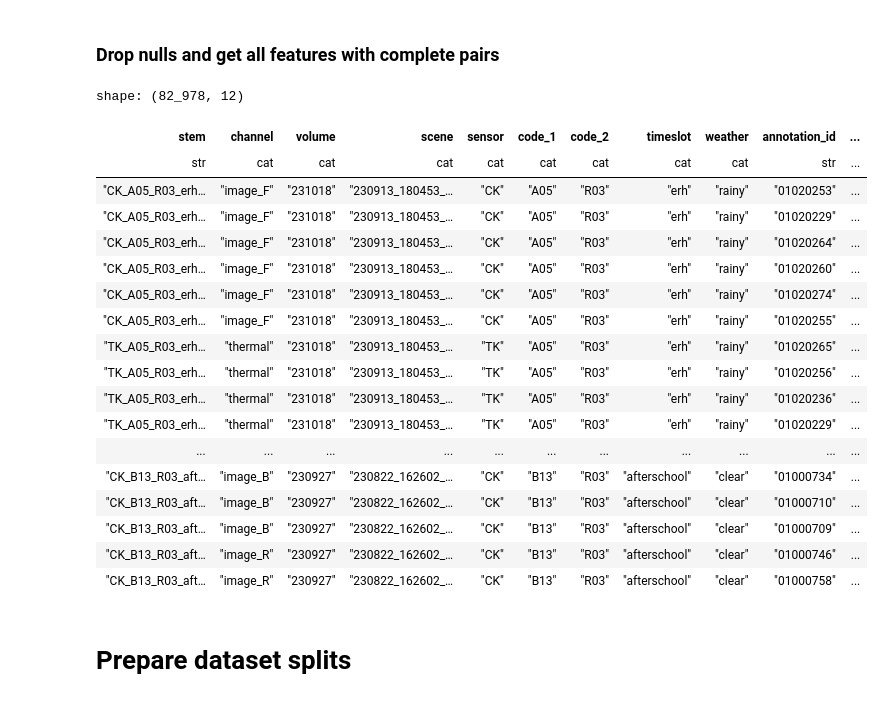
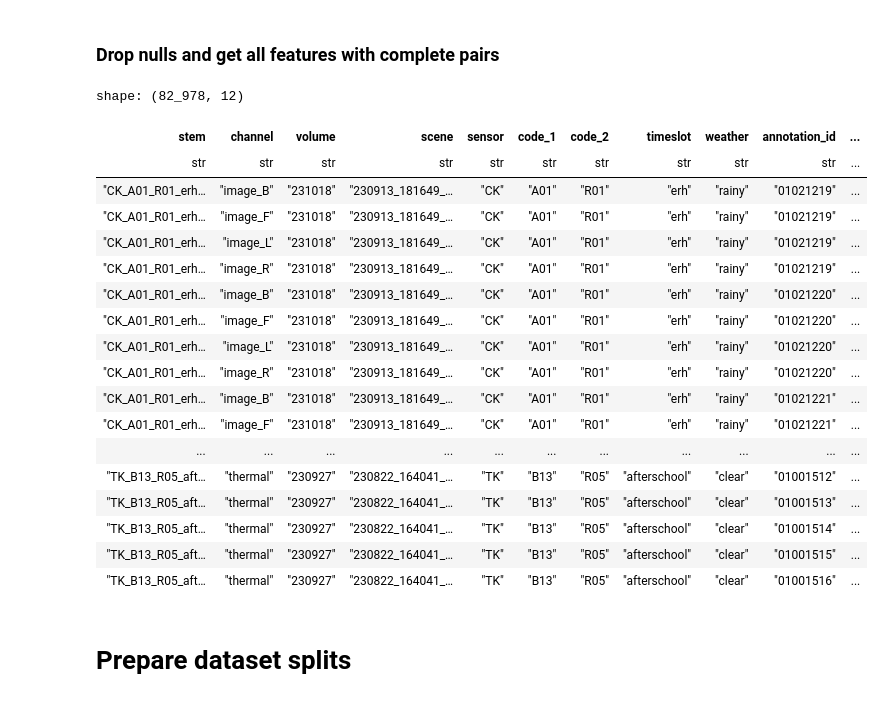
Before and after one commit to donghyeon/Pointcept, a Jupyter notebook: notebooks/prepare_matched_dataset.ipynb, the cells around one changed output. Cells and saved outputs as stored; diff of their text form; code cells hidden in the pictures.

Commit message:
Remove casting ot pl.Categorical

```diff
--- a/notebooks/prepare_matched_dataset.ipynb
+++ b/notebooks/prepare_matched_dataset.ipynb
@@ -110,8 +110,8 @@ shape: (9, 13)
 # %%
 paired_df = matched_df.group_by("stem", "channel").agg(
     pl.all().exclude("filename", "path", "extension").first(),
-    pl.col("path").filter(pl.col("extension") != "json").first().prefix("collection"),
-    pl.col("path").filter(pl.col("extension") == "json").first().prefix("annotation"),
+    pl.col("path").filter(pl.col("extension") != "json").first().name.prefix("collection_"),
+    pl.col("path").filter(pl.col("extension") == "json").first().name.prefix("annotation_"),
 )
 # %%
 paired_df.null_count()
@@ -123,32 +123,33 @@ shape: (1, 12)
 # %% [markdown]
 ### Drop nulls and get all features with complete pairs
 # %%
-categorical_columns = ["channel", "volume", "scene", "sensor", "code_1", "code_2", "timeslot", "weather"]
-paired_df = paired_df.drop_nulls().with_columns(
-    pl.col(categorical_columns).cast(pl.Categorical).cat.set_ordering("lexical"),
-)
+# categorical_columns = ["channel", "volume", "scene", "sensor", "code_1", "code_2", "timeslot", "weather"]
+# paired_df = paired_df.drop_nulls().with_columns(
+#     pl.col(categorical_columns).cast(pl.Categorical).cat.set_ordering("lexical"),
+# )
-# %%
-paired_df
-# %% [output]
-shape: (82_978, 12)
-| stem | channel | volume | scene | sensor | code_1 | code_2 | timeslot | weather | annotation_id | ... |
-| str | cat | cat | cat | cat | cat | cat | cat | cat | str | ... |
-| "CK_A05_R03_erh… | "image_F" | "231018" | "230913_180453_… | "CK" | "A05" | "R03" | "erh" | "rainy" | "01020253" | ... |
-| "CK_A05_R03_erh… | "image_F" | "231018" | "230913_180453_… | "CK" | "A05" | "R03" | "erh" | "rainy" | "01020229" | ... |
-| "CK_A05_R03_erh… | "image_F" | "231018" | "230913_180453_… | "CK" | "A05" | "R03" | "erh" | "rainy" | "01020264" | ... |
-| "CK_A05_R03_erh… | "image_F" | "231018" | "230913_180453_… | "CK" | "A05" | "R03" | "erh" | "rainy" | "01020260" | ... |
-| "CK_A05_R03_erh… | "image_F" | "231018" | "230913_180453_… | "CK" | "A05" | "R03" | "erh" | "rainy" | "01020274" | ... |
-| "CK_A05_R03_erh… | "image_F" | "231018" | "230913_180453_… | "CK" | "A05" | "R03" | "erh" | "rainy" | "01020255" | ... |
-| "TK_A05_R03_erh… | "thermal" | "231018" | "230913_180453_… | "TK" | "A05" | "R03" | "erh" | "rainy" | "01020265" | ... |
-| "TK_A05_R03_erh… | "thermal" | "231018" | "230913_180453_… | "TK" | "A05" | "R03" | "erh" | "rainy" | "01020256" | ... |
-| "TK_A05_R03_erh… | "thermal" | "231018" | "230913_180453_… | "TK" | "A05" | "R03" | "erh" | "rainy" | "01020236" | ... |
-| "TK_A05_R03_erh… | "thermal" | "231018" | "230913_180453_… | "TK" | "A05" | "R03" | "erh" | "rainy" | "01020229" | ... |
-| ... | ... | ... | ... | ... | ... | ... | ... | ... | ... | ... |
-| "CK_B13_R03_aft… | "image_B" | "230927" | "230822_162602_… | "CK" | "B13" | "R03" | "afterschool" | "clear" | "01000734" | ... |
-| "CK_B13_R03_aft… | "image_B" | "230927" | "230822_162602_… | "CK" | "B13" | "R03" | "afterschool" | "clear" | "01000710" | ... |
-| "CK_B13_R03_aft… | "image_B" | "230927" | "230822_162602_… | "CK" | "B13" | "R03" | "afterschool" | "clear" | "01000709" | ... |
-| "CK_B13_R03_aft… | "image_R" | "230927" | "230822_162602_… | "CK" | "B13" | "R03" | "afterschool" | "clear" | "01000746" | ... |
-| "CK_B13_R03_aft… | "image_R" | "230927" | "230822_162602_… | "CK" | "B13" | "R03" | "afterschool" | "clear" | "01000758" | ... |
+# %%
+paired_df = paired_df.drop_nulls().sort("stem")
+paired_df
+# %% [output]
+shape: (82_978, 12)
+| stem | channel | volume | scene | sensor | code_1 | code_2 | timeslot | weather | annotation_id | ... |
+| str | str | str | str | str | str | str | str | str | str | ... |
+| "CK_A01_R01_erh… | "image_B" | "231018" | "230913_181649_… | "CK" | "A01" | "R01" | "erh" | "rainy" | "01021219" | ... |
+| "CK_A01_R01_erh… | "image_F" | "231018" | "230913_181649_… | "CK" | "A01" | "R01" | "erh" | "rainy" | "01021219" | ... |
+| "CK_A01_R01_erh… | "image_L" | "231018" | "230913_181649_… | "CK" | "A01" | "R01" | "erh" | "rainy" | "01021219" | ... |
+| "CK_A01_R01_erh… | "image_R" | "231018" | "230913_181649_… | "CK" | "A01" | "R01" | "erh" | "rainy" | "01021219" | ... |
+| "CK_A01_R01_erh… | "image_B" | "231018" | "230913_181649_… | "CK" | "A01" | "R01" | "erh" | "rainy" | "01021220" | ... |
+| "CK_A01_R01_erh… | "image_F" | "231018" | "230913_181649_… | "CK" | "A01" | "R01" | "erh" | "rainy" | "01021220" | ... |
+| "CK_A01_R01_erh… | "image_L" | "231018" | "230913_181649_… | "CK" | "A01" | "R01" | "erh" | "rainy" | "01021220" | ... |
+| "CK_A01_R01_erh… | "image_R" | "231018" | "230913_181649_… | "CK" | "A01" | "R01" | "erh" | "rainy" | "01021220" | ... |
+| "CK_A01_R01_erh… | "image_B" | "231018" | "230913_181649_… | "CK" | "A01" | "R01" | "erh" | "rainy" | "01021221" | ... |
+| "CK_A01_R01_erh… | "image_F" | "231018" | "230913_181649_… | "CK" | "A01" | "R01" | "erh" | "rainy" | "01021221" | ... |
+| ... | ... | ... | ... | ... | ... | ... | ... | ... | ... | ... |
+| "TK_B13_R05_aft… | "thermal" | "230927" | "230822_164041_… | "TK" | "B13" | "R05" | "afterschool" | "clear" | "01001512" | ... |
+| "TK_B13_R05_aft… | "thermal" | "230927" | "230822_164041_… | "TK" | "B13" | "R05" | "afterschool" | "clear" | "01001513" | ... |
+| "TK_B13_R05_aft… | "thermal" | "230927" | "230822_164041_… | "TK" | "B13" | "R05" | "afterschool" | "clear" | "01001514" | ... |
+| "TK_B13_R05_aft… | "thermal" | "230927" | "230822_164041_… | "TK" | "B13" | "R05" | "afterschool" | "clear" | "01001515" | ... |
+| "TK_B13_R05_aft… | "thermal" | "230927" | "230822_164041_… | "TK" | "B13" | "R05" | "afterschool" | "clear" | "01001516" | ... |
 # %% [markdown]
 # Prepare dataset splits
 # %% [markdown]
```
Also changed, not shown: parts of 2 cells of this notebook.
